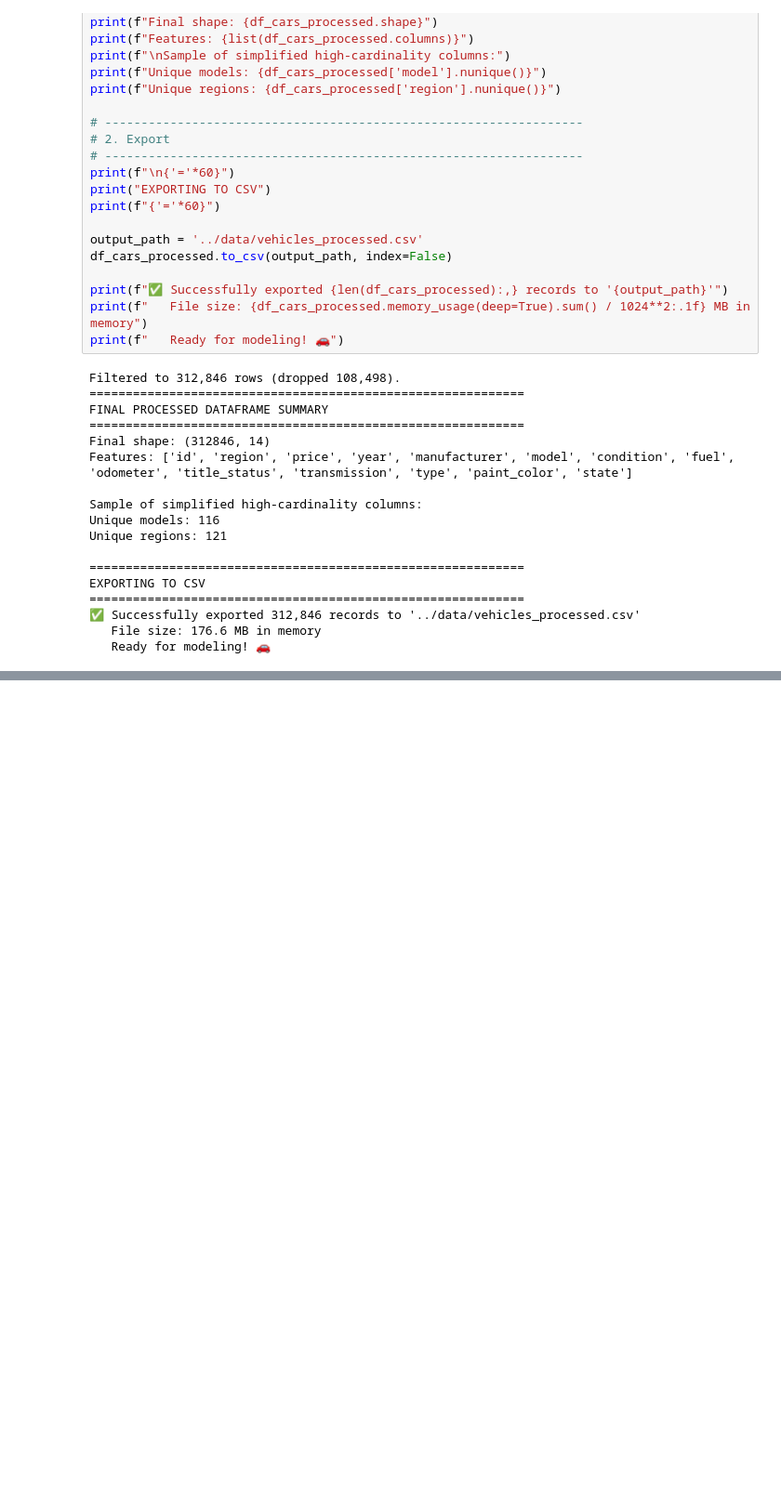
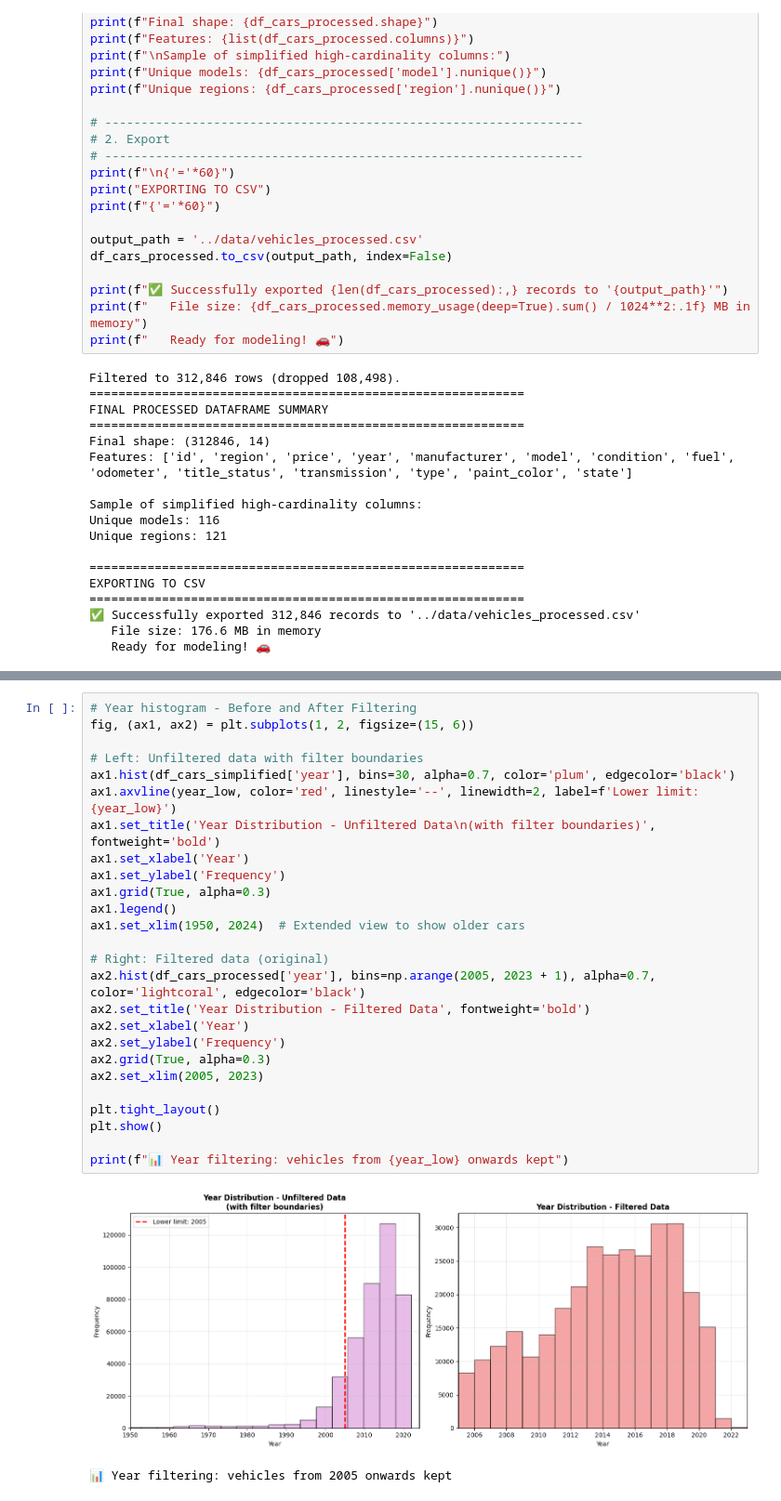
Before and after one commit to jojasan/kaggle-used-cars, a Jupyter notebook: notebooks/data_prep.ipynb, the cells around one changed output, grey strips where cells are left out. Shown: that part at 93% size. Cells and saved outputs as stored; diff of their text form; blank space fills up the shorter version.

```diff
--- a/notebooks/data_prep.ipynb
+++ b/notebooks/data_prep.ipynb
@@ -602 +693,30 @@ EXPORTING TO CSV
+# %%
+# Year histogram - Before and After Filtering
+fig, (ax1, ax2) = plt.subplots(1, 2, figsize=(15, 6))
+
+# Left: Unfiltered data with filter boundaries
+ax1.hist(df_cars_simplified['year'], bins=30, alpha=0.7, color='plum', edgecolor='black')
+ax1.axvline(year_low, color='red', linestyle='--', linewidth=2, label=f'Lower limit: {year_low}')
+ax1.set_title('Year Distribution - Unfiltered Data\n(with filter boundaries)', fontweight='bold')
+ax1.set_xlabel('Year')
+ax1.set_ylabel('Frequency')
+ax1.grid(True, alpha=0.3)
+ax1.legend()
+ax1.set_xlim(1950, 2024)  # Extended view to show older cars
+
+# Right: Filtered data (original)
+ax2.hist(df_cars_processed['year'], bins=np.arange(2005, 2023 + 1), alpha=0.7, color='lightcoral', edgecolor='black')
+ax2.set_title('Year Distribution - Filtered Data', fontweight='bold')
+ax2.set_xlabel('Year')
+ax2.set_ylabel('Frequency')
+ax2.grid(True, alpha=0.3)
+ax2.set_xlim(2005, 2023)
+
+plt.tight_layout()
+plt.show()
+
+print(f"📊 Year filtering: vehicles from {year_low} onwards kept")
+# %% [output]
+[figure, added]
+📊 Year filtering: vehicles from 2005 onwards kept
 # %%
```
Also changed, not shown: parts of 18 cells of this notebook, 11 other files.
